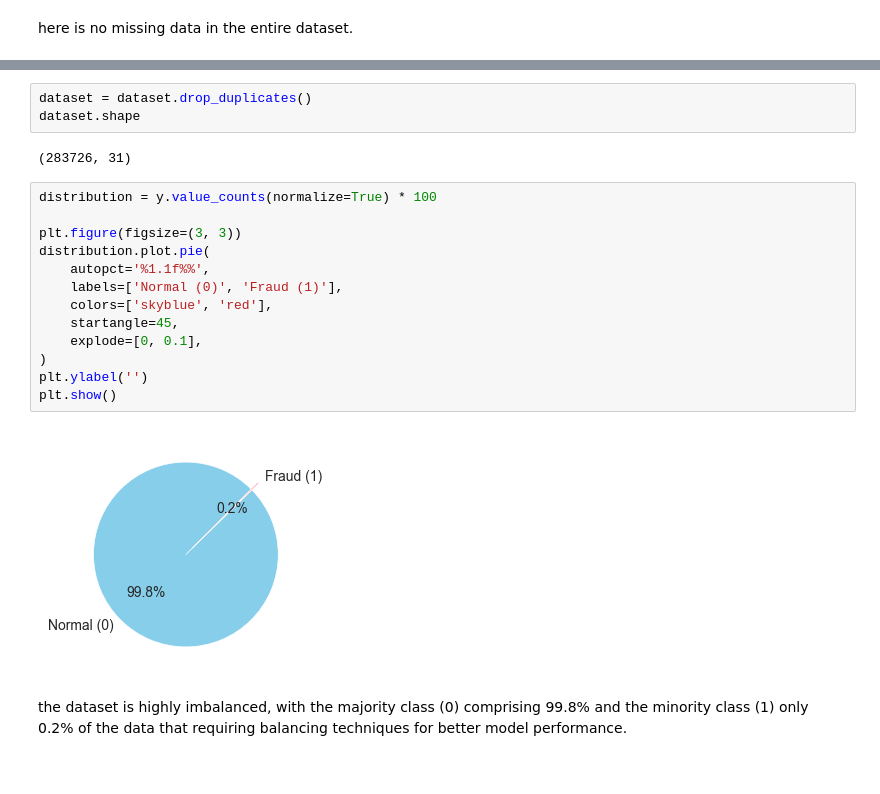
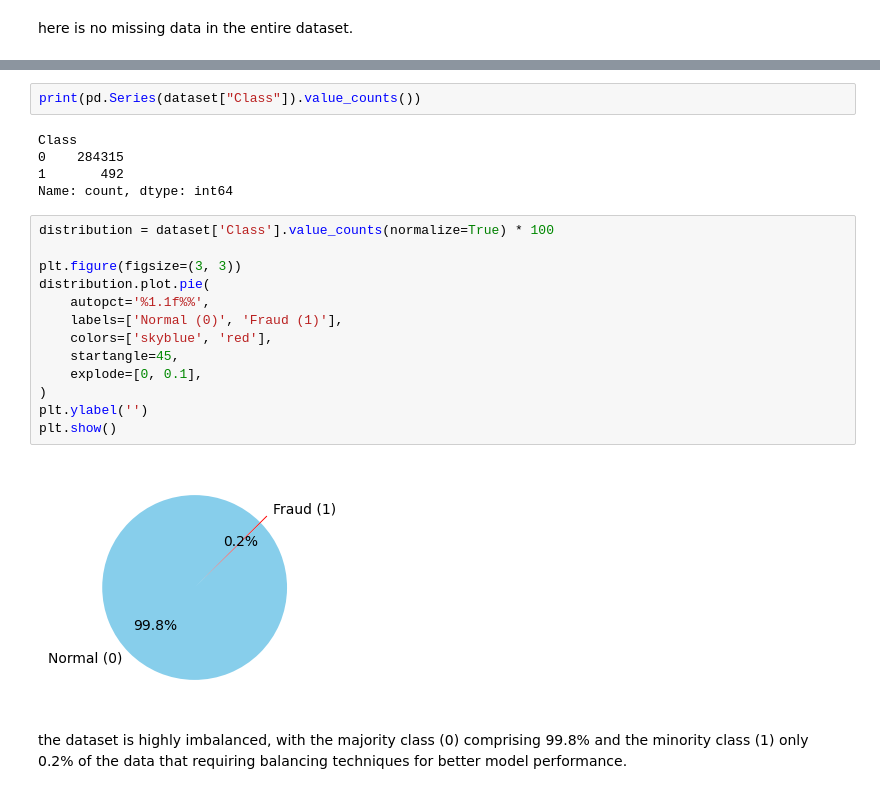
Before and after one commit to zahrarezaei87/Fraud-Detection, a Jupyter notebook: fraud detection.ipynb, the cells around one changed output, grey strips where cells are left out. Saved outputs shown, nothing was run; the diff lists cells and outputs as text.

```diff
--- a/fraud detection.ipynb
+++ b/fraud detection.ipynb
@@ -72,23 +57,25 @@ dtype: int64
-# %%
-dataset = dataset.drop_duplicates()
-dataset.shape
-# %% [output]
-(283726, 31)
+# %%
+print(pd.Series(dataset["Class"]).value_counts())
+# %% [output]
+Class
+0    284315
+1       492
+Name: count, dtype: int64
 # %%
-distribution = y.value_counts(normalize=True) * 100
+distribution = dataset['Class'].value_counts(normalize=True) * 100
 
 plt.figure(figsize=(3, 3))
 distribution.plot.pie(
     autopct='%1.1f%%',
     labels=['Normal (0)', 'Fraud (1)'],
     colors=['skyblue', 'red'],
     startangle=45,
     explode=[0, 0.1],
 )
 plt.ylabel('')
 plt.show()
 # %% [output]
-[figure, old version]
+[figure, new version]
 # %% [markdown]
 the dataset is highly imbalanced, with the majority class (0) comprising 99.8% and the minority class (1) only 0.2% of the data that requiring balancing techniques for better model performance.
 # %% [markdown]
```
Also changed, not shown: parts of 29 cells of this notebook.
